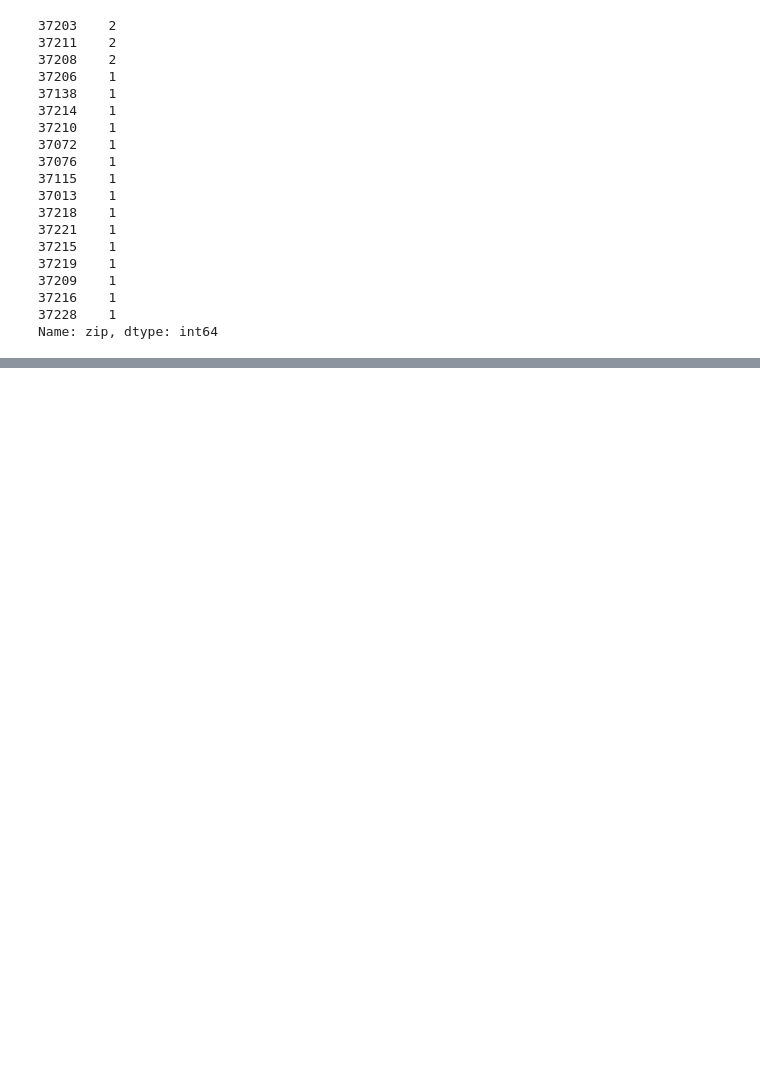
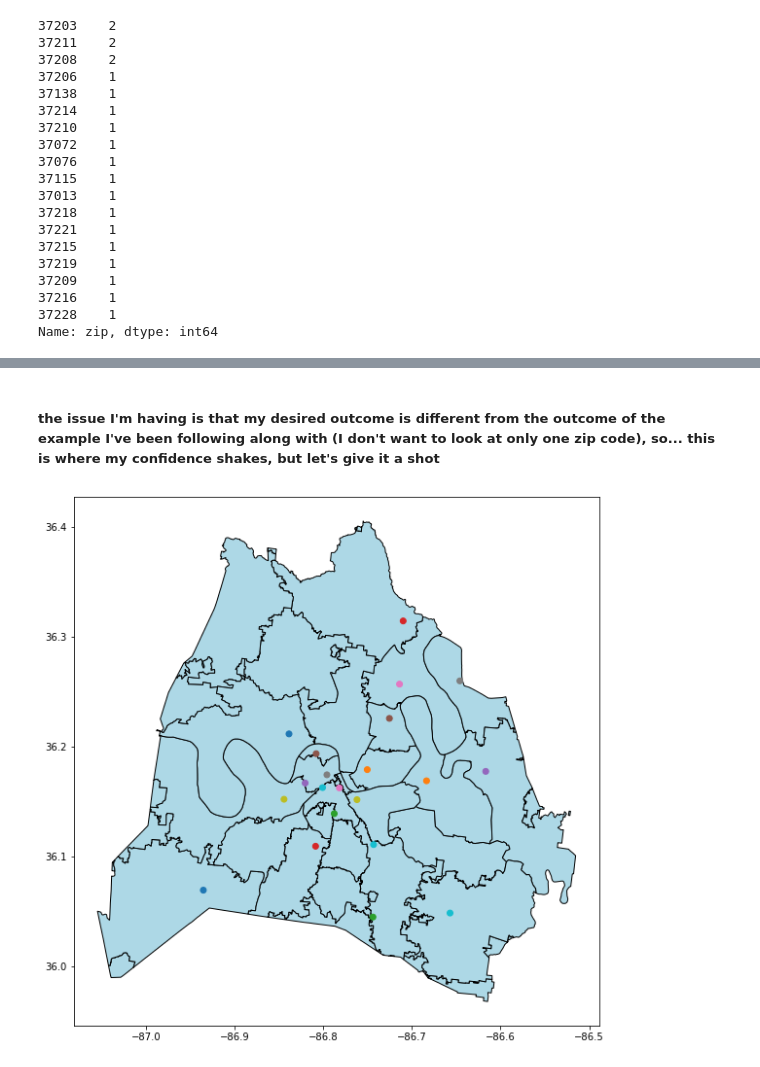
Before and after one commit to NSS-Data-Analytics-Cohort-6/geospatial-python-project-atinglis314, a Jupyter notebook: notebooks/Nashville_libraries.ipynb, the cells around one changed output, grey strips where cells are left out. Cells and saved outputs as stored; diff of their text form; code cells hidden in the pictures; blank space fills up the shorter version.

```diff
--- a/notebooks/Nashville_libraries.ipynb
+++ b/notebooks/Nashville_libraries.ipynb
@@ -114,0 +124,9 @@ Name: zip, dtype: int64
+# %% [markdown]
+##### the issue I'm having is that my desired outcome is different from the outcome of the example I've been following along with (I don't want to look at only one zip code), so... this is where my confidence shakes, but let's give it a shot
+# %%
+ax = zipcodes.plot(figsize = (10, 10), color = 'lightblue',
+                   edgecolor = 'black')
+lib_by_zip.plot(ax = ax, column = 'Library Name')
+plt.show()
+# %% [output]
+[figure, added]
```
Also changed, not shown: parts of 2 cells of this notebook.
